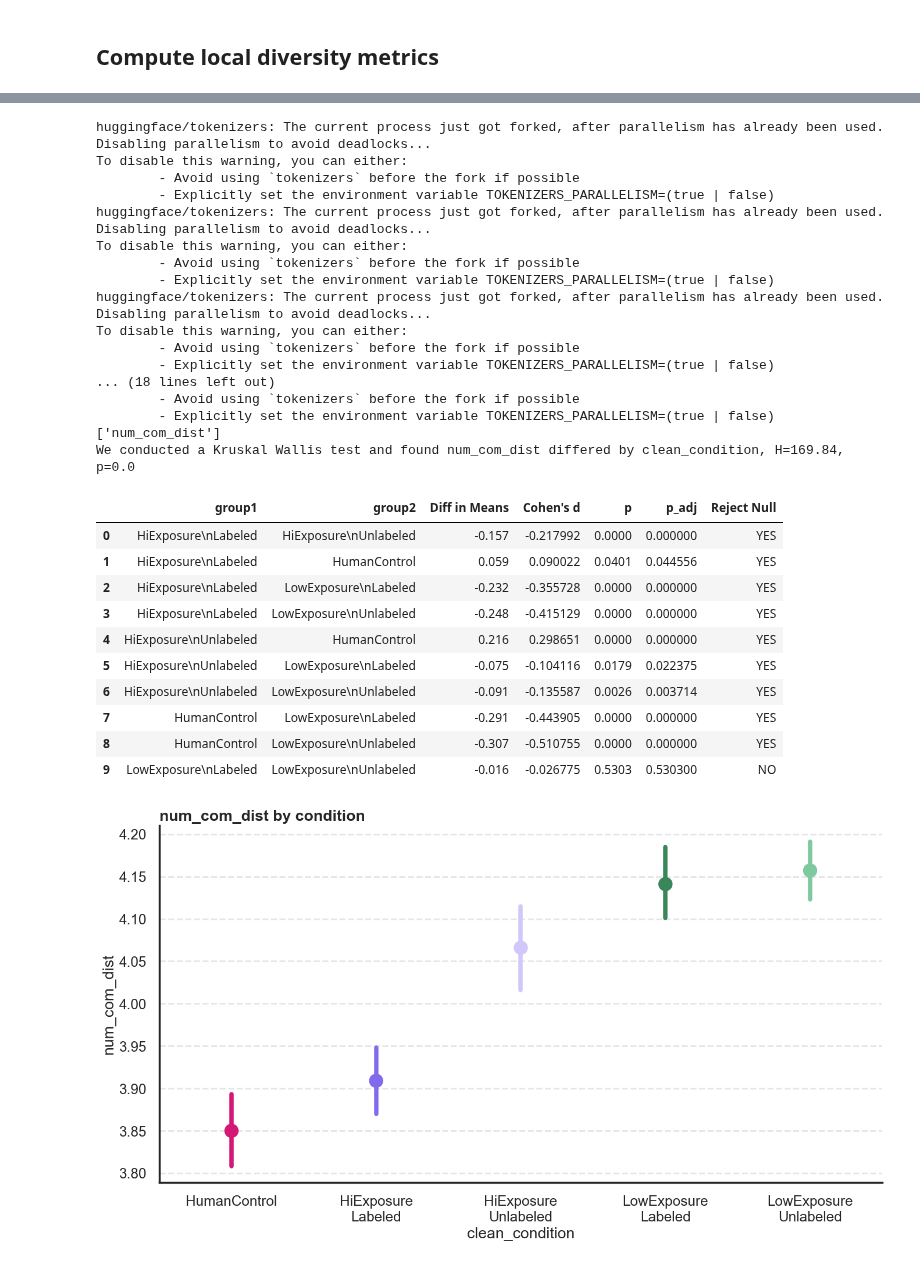
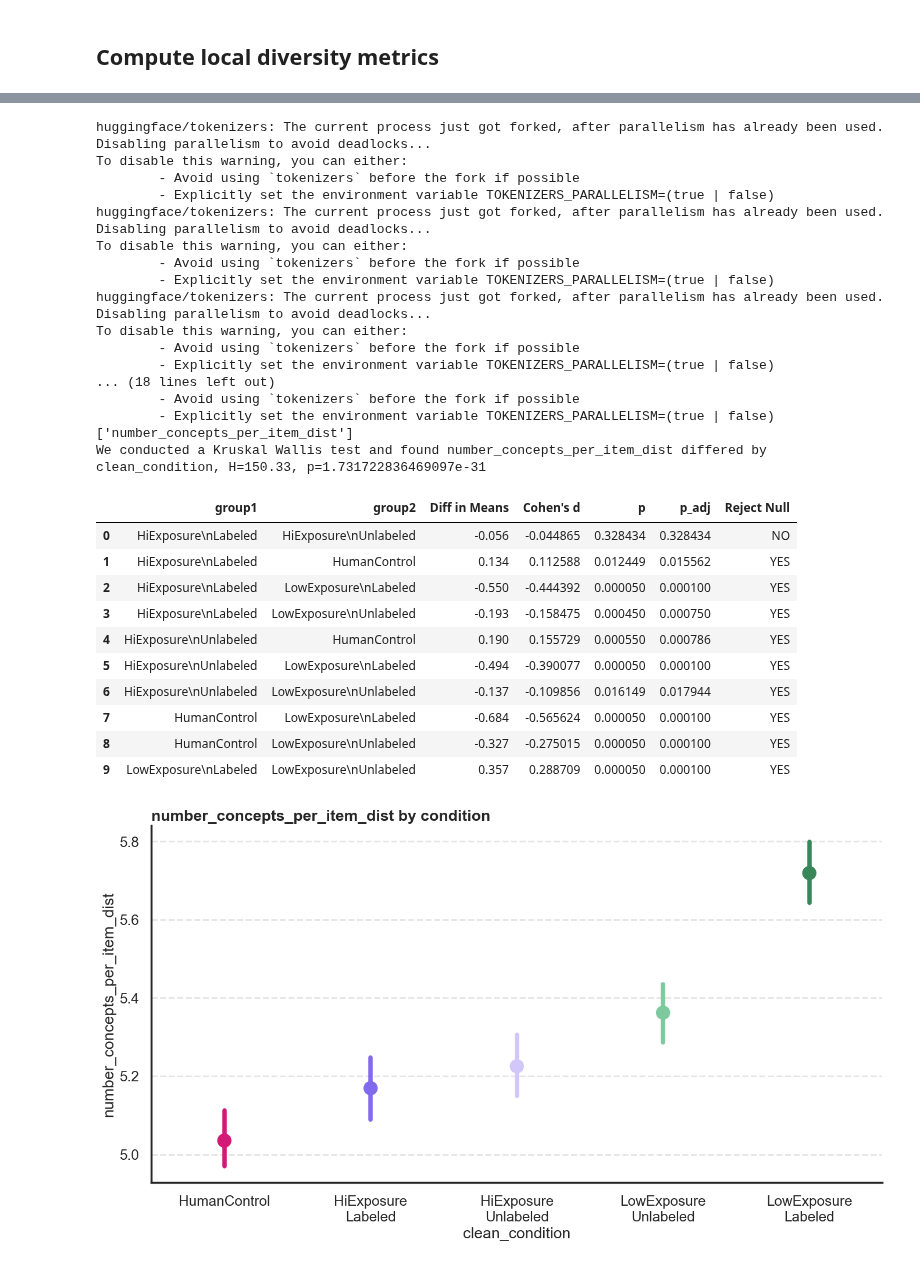
Before and after one commit to josh-ashkinaze/net_create, a Jupyter notebook: scripts/analyze_experiment/diversity_metrics.ipynb, the cells around one changed output, grey strips where cells are left out. Drawn from its saved outputs; the diff is of its cells as text; code cells hidden in the pictures.

```diff
--- a/scripts/analyze_experiment/diversity_metrics.ipynb
+++ b/scripts/analyze_experiment/diversity_metrics.ipynb
@@ -361,54 +398,52 @@ But I realized that doing this at the response chain level is too low since you
 
 So I create partitions at the (condition, item) level but bootstrap to get more data, then permutation test on the bootstrapped data.
 # %%
-from joblib import Parallel, delayed
-
+resolutions = [1, 1.05, 1.10]
 def get_communities(list_vecs, seed):
     sim_mat = cosine_similarity(list_vecs)
     G = nx.from_numpy_matrix(sim_mat)
     G.remove_edges_from(nx.selfloop_edges(G))
-    partition = nx.community.louvain_communities(G, seed=seed, resolution=1)
+    partition = nx.community.louvain_communities(G, seed=seed, resolution=resolutions[seed % len(resolutions)])
     return len(partition)
 
-def bootstrap_iteration(df, seed):
-    df_sample = df.groupby(by=['clean_condition', 'item']).sample(frac=0.75, random_state=seed)
-    condition_ideas = df_sample.groupby(by=['clean_condition', 'condition', 'item'])['response_text'].apply(lambda x: list(x)).reset_index()
+def get_communities_mc(df, seed):
+    condition_ideas = df.groupby(by=['clean_condition', 'condition', 'item'])['response_text'].apply(lambda x: list(x)).reset_index()
     condition_ideas['vectors'] = condition_ideas['response_text'].apply(lambda x: np.vstack([idea2vec[i] for i in x]))
-    condition_ideas['num_com_dist'] = condition_ideas['vectors'].apply(lambda x: get_communities(x, seed))
-    condition_ideas[['clean_condition', 'item', 'num_com_dist']]
-    return condition_ideas
+    condition_ideas['number_concepts_per_item_dist'] = condition_ideas['vectors'].apply(lambda x: get_communities(x, seed))
+    condition_ideas['iteration'] = seed
+    return condition_ideas[['clean_condition', 'item', 'number_concepts_per_item_dist', 'iteration']]
 
 n_iterations = 200
-bootstrap_results = Parallel(n_jobs=-1)(delayed(bootstrap_iteration)(df, i) for i in range(n_iterations))
-bootstrap_results = pd.concat(bootstrap_results)
-process_metrics(bootstrap_results, plot_type="point")
+mc_results = Parallel(n_jobs=-1)(delayed(get_communities_mc)(df, i) for i in range(n_iterations))
+mc_results = pd.concat(mc_results)
+process_metrics(mc_results, how='perm', paired=True, plot_type="point")
 # %% [output]
 huggingface/tokenizers: The current process just got forked, after parallelism has already been used. Disabling parallelism to avoid deadlocks...
 To disable this warning, you can either:
         - Avoid using `tokenizers` before the fork if possible
         - Explicitly set the environment variable TOKENIZERS_PARALLELISM=(true | false)
 huggingface/tokenizers: The current process just got forked, after parallelism has already been used. Disabling parallelism to avoid deadlocks...
 To disable this warning, you can either:
         - Avoid using `tokenizers` before the fork if possible
         - Explicitly set the environment variable TOKENIZERS_PARALLELISM=(true | false)
 huggingface/tokenizers: The current process just got forked, after parallelism has already been used. Disabling parallelism to avoid deadlocks...
 To disable this warning, you can either:
         - Avoid using `tokenizers` before the fork if possible
         - Explicitly set the environment variable TOKENIZERS_PARALLELISM=(true | false)
 ... (18 lines left out)
         - Avoid using `tokenizers` before the fork if possible
         - Explicitly set the environment variable TOKENIZERS_PARALLELISM=(true | false)
-['num_com_dist']
-We conducted a Kruskal Wallis test and found num_com_dist differed by clean_condition, H=169.84, p=0.0
+['number_concepts_per_item_dist']
+We conducted a Kruskal Wallis test and found number_concepts_per_item_dist differed by clean_condition, H=150.33, p=1.731722836469097e-31
 |  | group1 | group2 | Diff in Means | Cohen's d | p | p_adj | Reject Null |
-| 0 | HiExposure\nLabeled | HiExposure\nUnlabeled | -0.157 | -0.217992 | 0.0000 | 0.000000 | YES |
-| 1 | HiExposure\nLabeled | HumanControl | 0.059 | 0.090022 | 0.0401 | 0.044556 | YES |
-| 2 | HiExposure\nLabeled | LowExposure\nLabeled | -0.232 | -0.355728 | 0.0000 | 0.000000 | YES |
-| 3 | HiExposure\nLabeled | LowExposure\nUnlabeled | -0.248 | -0.415129 | 0.0000 | 0.000000 | YES |
-| 4 | HiExposure\nUnlabeled | HumanControl | 0.216 | 0.298651 | 0.0000 | 0.000000 | YES |
-| 5 | HiExposure\nUnlabeled | LowExposure\nLabeled | -0.075 | -0.104116 | 0.0179 | 0.022375 | YES |
-| 6 | HiExposure\nUnlabeled | LowExposure\nUnlabeled | -0.091 | -0.135587 | 0.0026 | 0.003714 | YES |
-| 7 | HumanControl | LowExposure\nLabeled | -0.291 | -0.443905 | 0.0000 | 0.000000 | YES |
-| 8 | HumanControl | LowExposure\nUnlabeled | -0.307 | -0.510755 | 0.0000 | 0.000000 | YES |
-| 9 | LowExposure\nLabeled | LowExposure\nUnlabeled | -0.016 | -0.026775 | 0.5303 | 0.530300 | NO |
+| 0 | HiExposure\nLabeled | HiExposure\nUnlabeled | -0.056 | -0.044865 | 0.328434 | 0.328434 | NO |
+| 1 | HiExposure\nLabeled | HumanControl | 0.134 | 0.112588 | 0.012449 | 0.015562 | YES |
+| 2 | HiExposure\nLabeled | LowExposure\nLabeled | -0.550 | -0.444392 | 0.000050 | 0.000100 | YES |
+| 3 | HiExposure\nLabeled | LowExposure\nUnlabeled | -0.193 | -0.158475 | 0.000450 | 0.000750 | YES |
+| 4 | HiExposure\nUnlabeled | HumanControl | 0.190 | 0.155729 | 0.000550 | 0.000786 | YES |
+| 5 | HiExposure\nUnlabeled | LowExposure\nLabeled | -0.494 | -0.390077 | 0.000050 | 0.000100 | YES |
+| 6 | HiExposure\nUnlabeled | LowExposure\nUnlabeled | -0.137 | -0.109856 | 0.016149 | 0.017944 | YES |
+| 7 | HumanControl | LowExposure\nLabeled | -0.684 | -0.565624 | 0.000050 | 0.000100 | YES |
+| 8 | HumanControl | LowExposure\nUnlabeled | -0.327 | -0.275015 | 0.000050 | 0.000100 | YES |
+| 9 | LowExposure\nLabeled | LowExposure\nUnlabeled | 0.357 | 0.288709 | 0.000050 | 0.000100 | YES |
-[figure, old version]
+[figure, new version]
```
Also changed, not shown: parts of 9 cells of this notebook.
